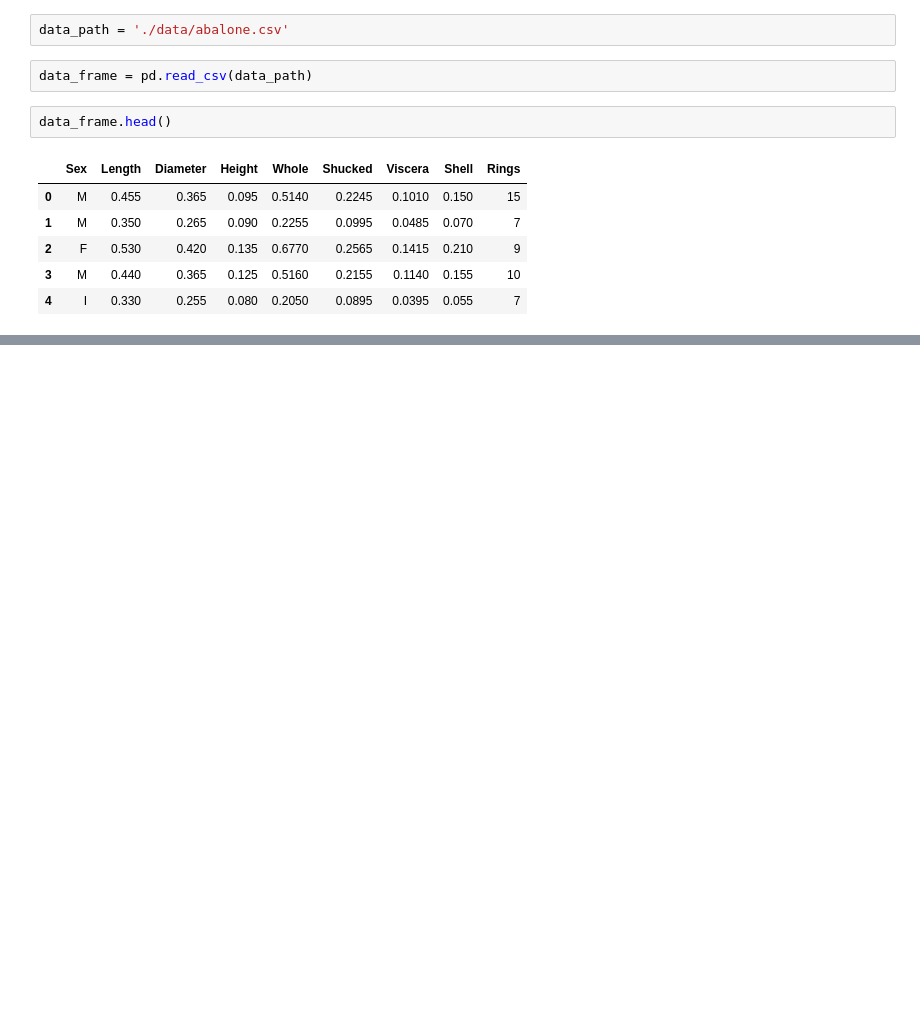
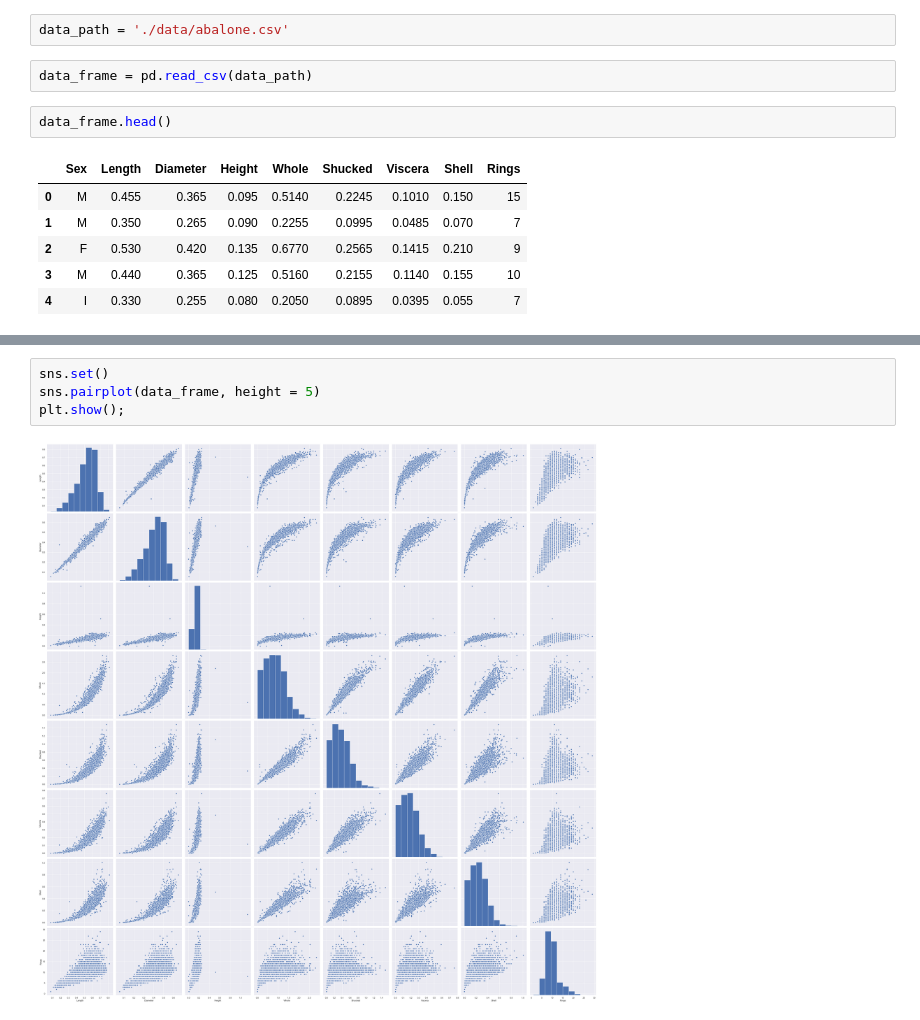
Before and after one commit to avdosev/abalone_analysis, a Jupyter notebook: abalone.ipynb, the cells around one changed output, grey strips where cells are left out. Drawn from its saved outputs; the diff is of its cells as text; blank space fills up the shorter version.

```diff
--- a/abalone.ipynb
+++ b/abalone.ipynb
@@ -15,0 +36,6 @@ data_frame.head()
+# %%
+sns.set()
+sns.pairplot(data_frame, height = 5)
+plt.show();
+# %% [output]
+[figure, added]
```
Also changed, not shown: parts of 3 cells of this notebook.
